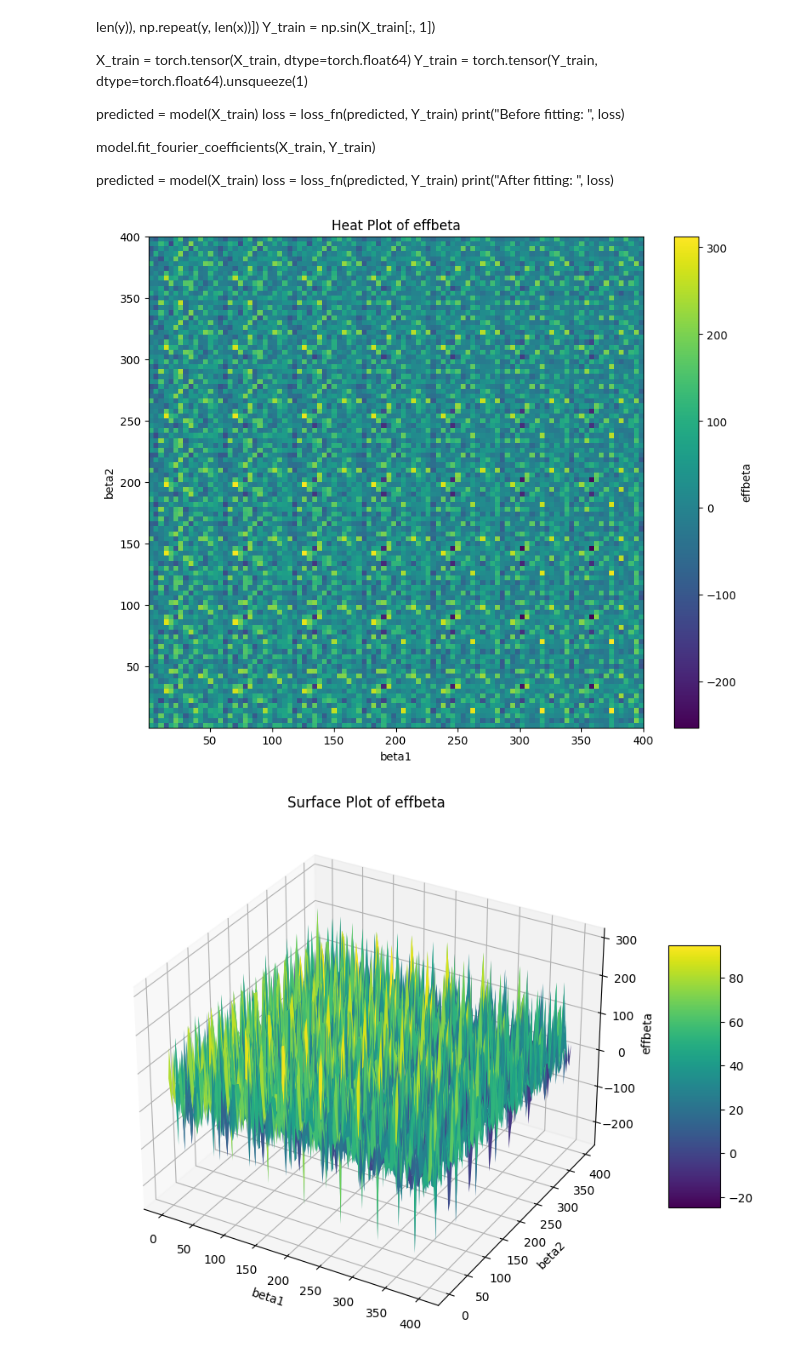
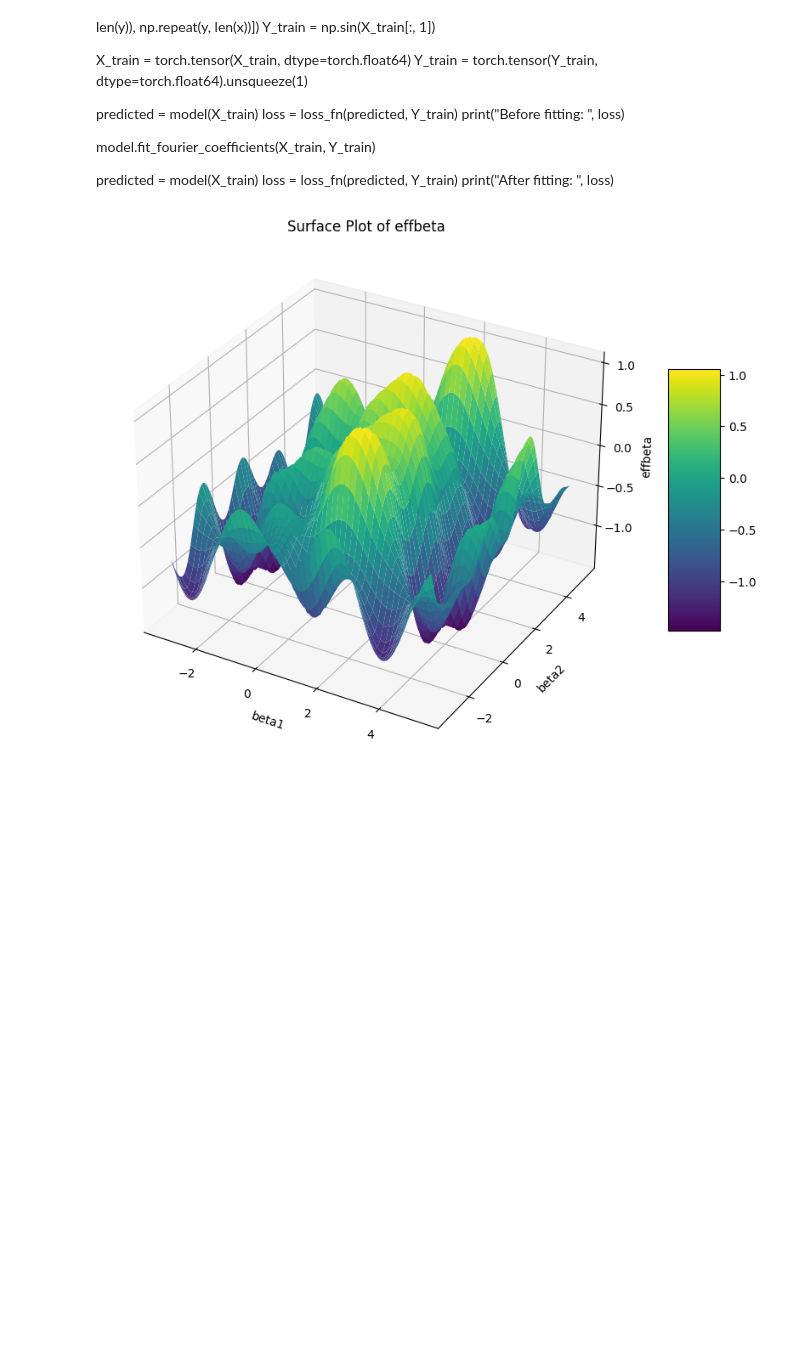
Before and after one commit to MazenAli/QuLearn, a Jupyter notebook: scratch/scratch2.ipynb, the cells around one changed output. Cells and saved outputs as stored; diff of their text form; code cells hidden in the pictures; blank space fills up the shorter version.

```diff
--- a/scratch/scratch2.ipynb
+++ b/scratch/scratch2.ipynb
@@ -208,4 +404,10 @@ ax.set_ylabel('Beta 2')
 ax.set_zlabel('Effbeta')
 plt.title('3D Scatter Plot')
 plt.show()
+
+# Convert arrays to tensors
+X_train = torch.tensor(X_train, dtype=torch.float64)
+Y_train = torch.tensor(Y_train, dtype=torch.float64).view(-1, 1)
+X_valid = torch.tensor(X_valid, dtype=torch.float64)
+Y_valid = torch.tensor(Y_valid, dtype=torch.float64).view(-1, 1)
 # %% [output]
@@ -245,0 +512,13 @@ trainer = SupervisedTrainer(optimizer=optimizer,
+# %%
+
+logger = logging.getLogger("train_function")
+logger.setLevel(level=logging.INFO)
+num_epochs = 200
+trainer = SupervisedTrainer(optimizer=optimizer,
+                            loss_fn=loss_fn,
+                            metrics={"MARE": metric},
+                            num_epochs=num_epochs,
+                            logger=logger)
+# %%
+# Train
+trainer.train(model, train_data=loader_train, valid_data=loader_valid)
@@ -291,40 +597,37 @@ print("After fitting: ", loss)
 # %%
 import numpy as np
 import matplotlib.pyplot as plt
 from mpl_toolkits.mplot3d import Axes3D
 
 # Create a meshgrid for the range of beta1 and beta2 values
 beta1_range = np.linspace(0.05, 400, 100)
 beta2_range = np.linspace(0.05, 400, 100)
+
 beta1, beta2 = np.meshgrid(beta1_range, beta2_range)
 betas = np.vstack([beta1.ravel(), beta2.ravel()]).T
+betas = scaler_input.transform(betas)
 betas_tensor = torch.tensor(betas, dtype=torch.float64)
 
 # Compute effbeta for each combination of beta1 and beta2
 with torch.no_grad():
     predicted = model(betas_tensor)
 
 predicted_reshaped = predicted.reshape(beta1.shape)
 
-# Create a heat plot
-plt.figure(figsize=(10, 8))
-plt.imshow(predicted_reshaped, extent=(0.05, 400, 0.05, 400), origin='lower', aspect='auto')
-plt.colorbar(label='effbeta')
-plt.xlabel('beta1')
-plt.ylabel('beta2')
-plt.title('Heat Plot of effbeta')
-plt.show()
+# Create a surface plot
+beta1_original_flat, beta2_original_flat = np.split(betas, 2, axis=1)
+# Reshape back to the original meshgrid format
+beta1 = beta1_original_flat.reshape(beta1.shape)
+beta2 = beta2_original_flat.reshape(beta2.shape)
 
-# Create a surface plot
 fig = plt.figure(figsize=(12, 8))
 ax = fig.add_subplot(111, projection='3d')
 surf = ax.plot_surface(beta1, beta2, predicted_reshaped, cmap='viridis')
 fig.colorbar(surf, ax=ax, shrink=0.5, aspect=5)
 ax.set_xlabel('beta1')
 ax.set_ylabel('beta2')
 ax.set_zlabel('effbeta')
 ax.set_title('Surface Plot of effbeta')
 plt.show()
 # %% [output]
-[figure, old version]
+[figure, new version]
-[figure, removed]
```
Also changed, not shown: parts of 19 cells of this notebook, 2 other files.
